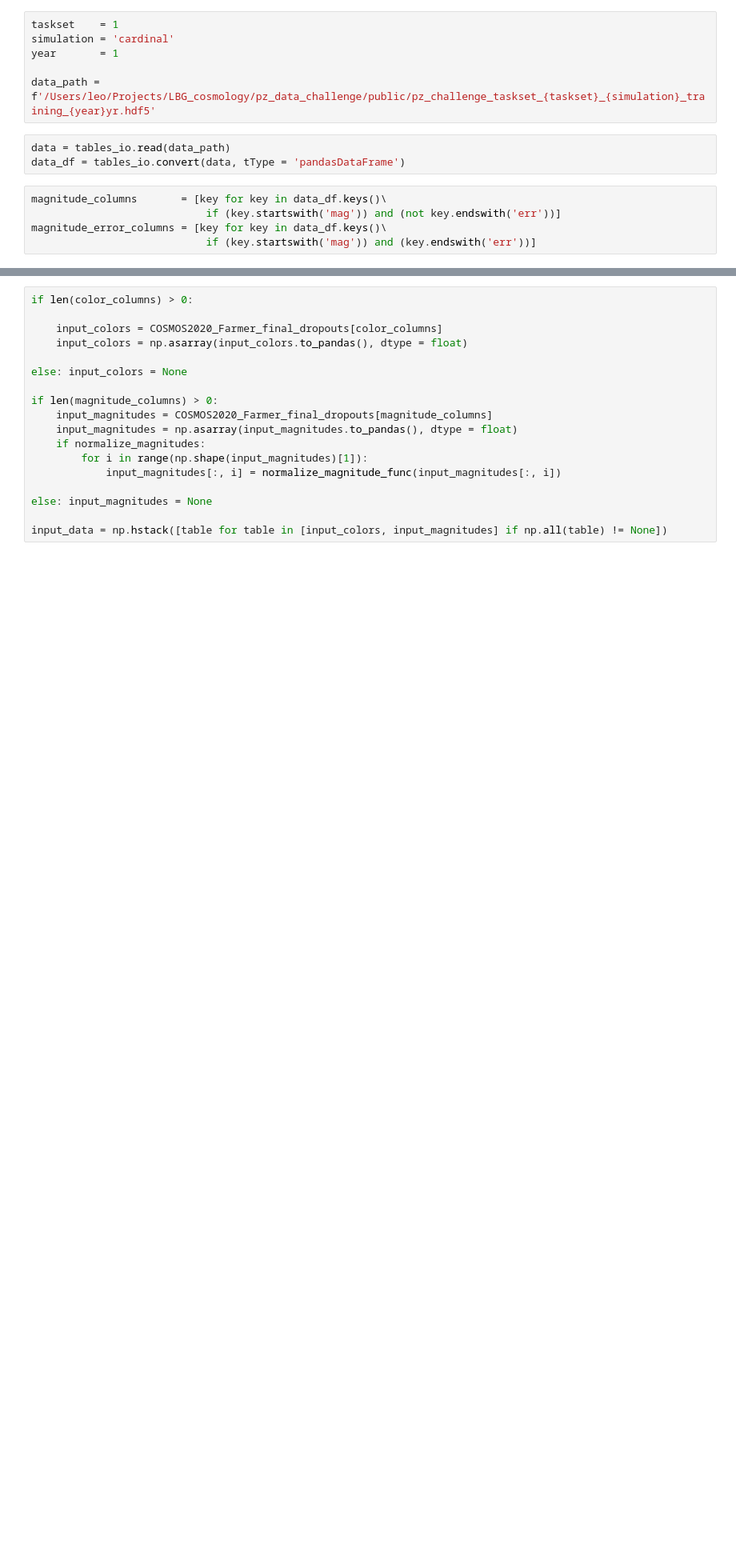
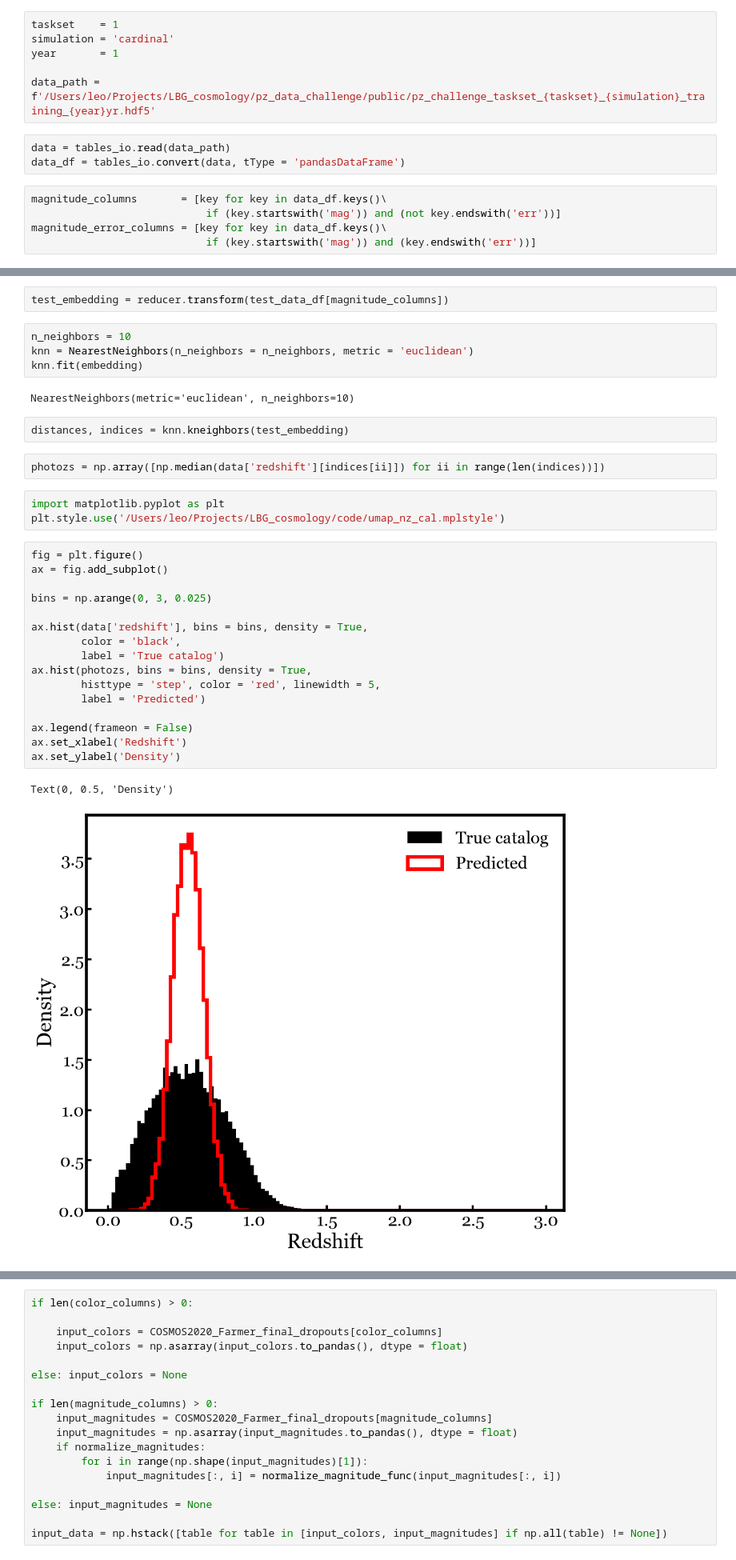
Before and after one commit to lsajkov/pz_data_challenge, a Jupyter notebook: src/umap/generate_umap.ipynb, the cells around one changed output, grey strips where cells are left out. Shown at 80% size. Drawn from its saved outputs; the diff is of its cells as text; blank space fills up the shorter version.

Commit message:
made plots

```diff
--- a/src/umap/generate_umap.ipynb
+++ b/src/umap/generate_umap.ipynb
@@ -39,0 +58,34 @@ def normalize_magnitudes(magnitudes, target_std = 0.5):
+# %%
+test_embedding = reducer.transform(test_data_df[magnitude_columns])
+# %%
+n_neighbors = 10
+knn = NearestNeighbors(n_neighbors = n_neighbors, metric = 'euclidean')
+knn.fit(embedding)
+# %% [output]
+NearestNeighbors(metric='euclidean', n_neighbors=10)
+# %%
+distances, indices = knn.kneighbors(test_embedding)
+# %%
+photozs = np.array([np.median(data['redshift'][indices[ii]]) for ii in range(len(indices))])
+# %%
+import matplotlib.pyplot as plt
+plt.style.use('/Users/leo/Projects/LBG_cosmology/code/umap_nz_cal.mplstyle')
+# %%
+fig = plt.figure()
+ax = fig.add_subplot()
+
+bins = np.arange(0, 3, 0.025)
+
+ax.hist(data['redshift'], bins = bins, density = True,
+        color = 'black',
+        label = 'True catalog')
+ax.hist(photozs, bins = bins, density = True,
+        histtype = 'step', color = 'red', linewidth = 5,
+        label = 'Predicted')
+
+ax.legend(frameon = False)
+ax.set_xlabel('Redshift')
+ax.set_ylabel('Density')
+# %% [output]
+Text(0, 0.5, 'Density')
+[figure, added]
```
Also changed, not shown: parts of 26 cells of this notebook.
